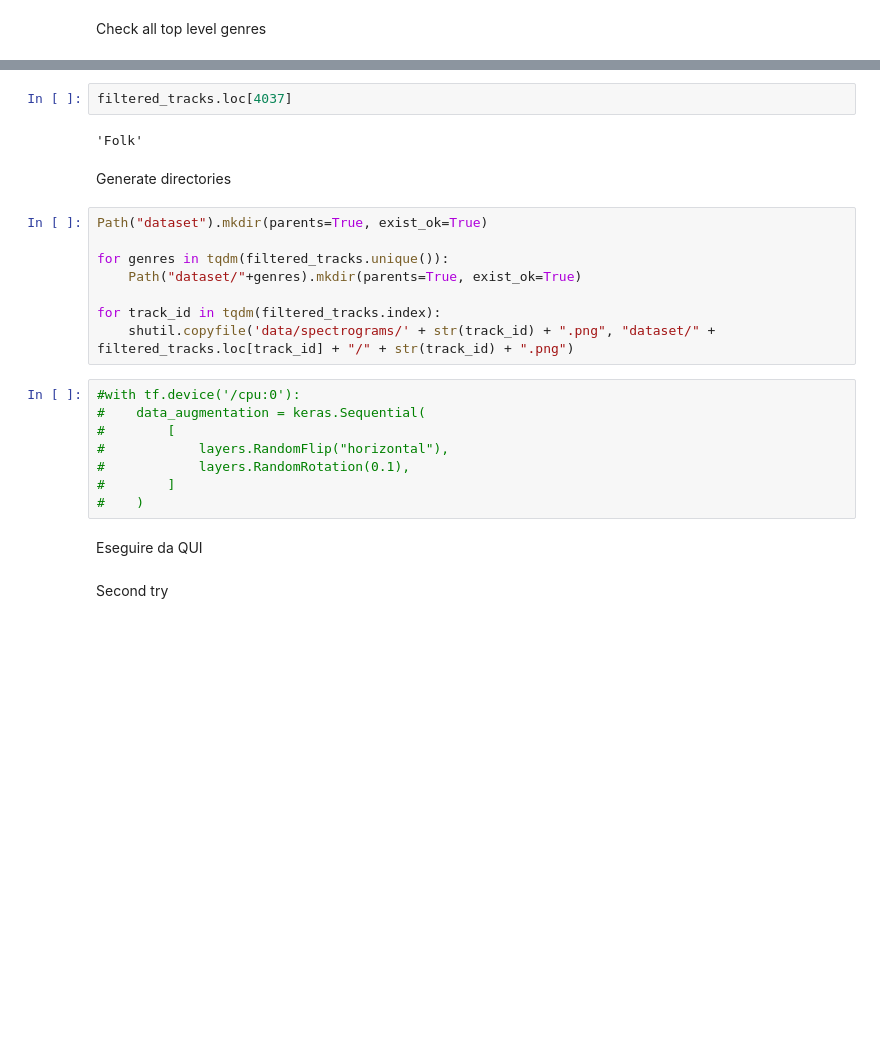
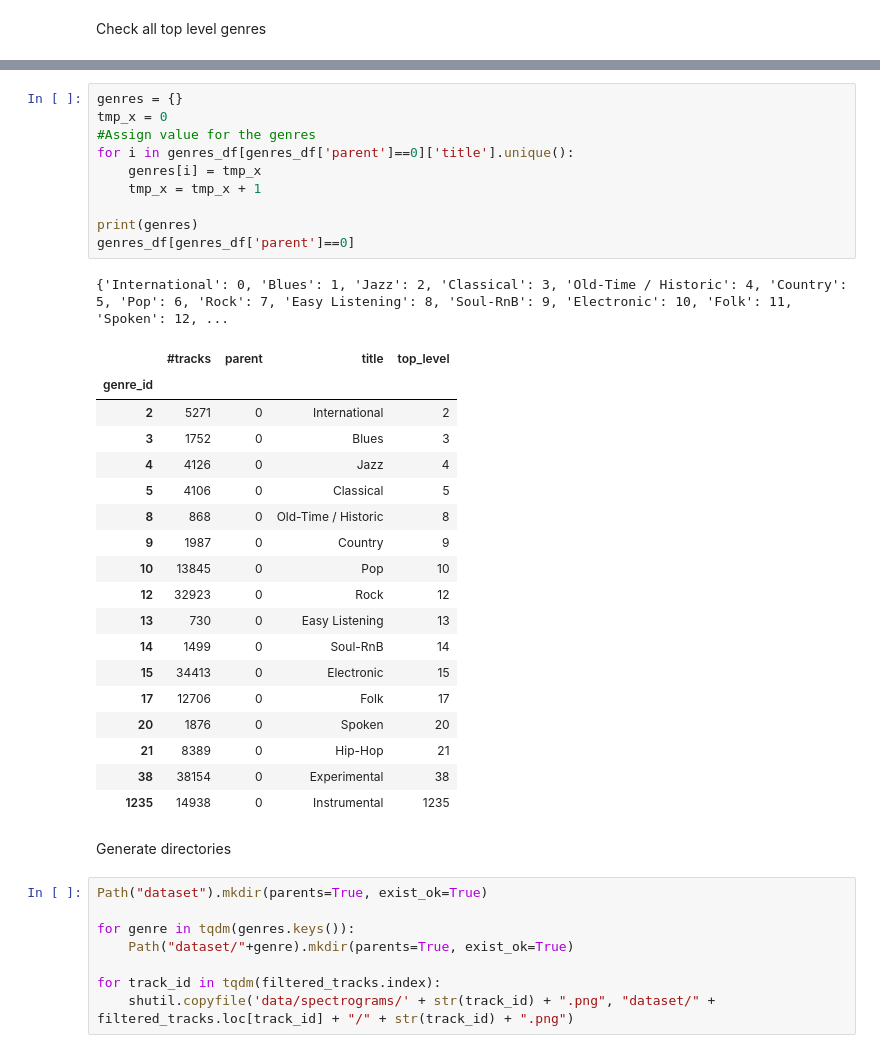
Before and after one commit to ThetaRangers/ML, a Jupyter notebook: classification.ipynb, the cells around one changed output, grey strips where cells are left out. Cells and saved outputs as stored; diff of their text form; blank space fills up the shorter version.

```diff
--- a/classification.ipynb
+++ b/classification.ipynb
@@ -67,27 +65,41 @@ filtered_tracks.unique()
 Categories (16, object): ['Blues', 'Classical', 'Country', 'Easy Listening', ..., 'Pop', 'Rock', 'Soul-RnB', 'Spoken']
-# %%
-filtered_tracks.loc[4037]
-# %% [output]
-'Folk'
+# %%
+genres = {}
+tmp_x = 0
+#Assign value for the genres
+for i in genres_df[genres_df['parent']==0]['title'].unique():
+    genres[i] = tmp_x
+    tmp_x = tmp_x + 1
+
+print(genres)
+genres_df[genres_df['parent']==0]
+# %% [output]
+{'International': 0, 'Blues': 1, 'Jazz': 2, 'Classical': 3, 'Old-Time / Historic': 4, 'Country': 5, 'Pop': 6, 'Rock': 7, 'Easy Listening': 8, 'Soul-RnB': 9, 'Electronic': 10, 'Folk': 11, 'Spoken': 12, ...
+|  | #tracks | parent | title | top_level |
+| genre_id |  |  |  |  |
+| 2 | 5271 | 0 | International | 2 |
+| 3 | 1752 | 0 | Blues | 3 |
+| 4 | 4126 | 0 | Jazz | 4 |
+| 5 | 4106 | 0 | Classical | 5 |
+| 8 | 868 | 0 | Old-Time / Historic | 8 |
+| 9 | 1987 | 0 | Country | 9 |
+| 10 | 13845 | 0 | Pop | 10 |
+| 12 | 32923 | 0 | Rock | 12 |
+| 13 | 730 | 0 | Easy Listening | 13 |
+| 14 | 1499 | 0 | Soul-RnB | 14 |
+| 15 | 34413 | 0 | Electronic | 15 |
+| 17 | 12706 | 0 | Folk | 17 |
+| 20 | 1876 | 0 | Spoken | 20 |
+| 21 | 8389 | 0 | Hip-Hop | 21 |
+| 38 | 38154 | 0 | Experimental | 38 |
+| 1235 | 14938 | 0 | Instrumental | 1235 |
 # %% [markdown]
 Generate directories
 # %%
 Path("dataset").mkdir(parents=True, exist_ok=True)
 
-for genres in tqdm(filtered_tracks.unique()):
-    Path("dataset/"+genres).mkdir(parents=True, exist_ok=True)
+for genre in tqdm(genres.keys()):
+    Path("dataset/"+genre).mkdir(parents=True, exist_ok=True)
 
 for track_id in tqdm(filtered_tracks.index):
     shutil.copyfile('data/spectrograms/' + str(track_id) + ".png", "dataset/" + filtered_tracks.loc[track_id] + "/" + str(track_id) + ".png")
-# %%
-#with tf.device('/cpu:0'):
-#    data_augmentation = keras.Sequential(
-#        [
-#            layers.RandomFlip("horizontal"),
-#            layers.RandomRotation(0.1),
-#        ]
-#    )
-# %% [markdown]
-Eseguire da QUI
-# %% [markdown]
-Second try
```
Also changed, not shown: parts of 22 cells of this notebook.
